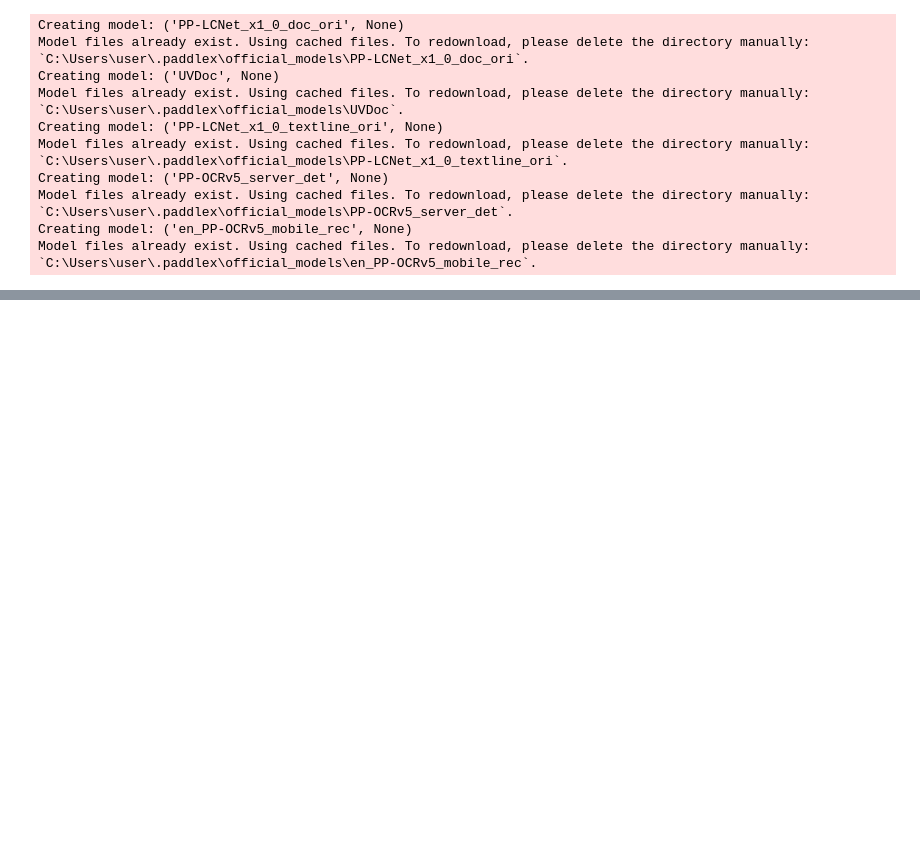
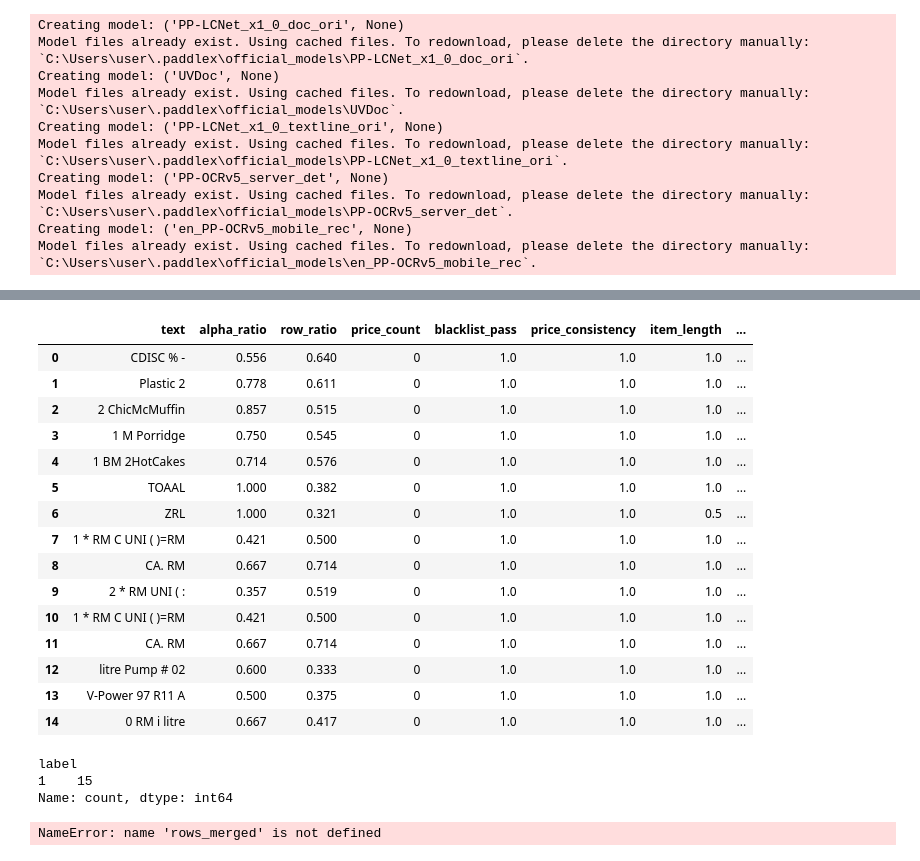
Before and after one commit to ch1ns0n/SROIE-PaddleOCR, a Jupyter notebook: experiment.ipynb, the cells around one changed output, grey strips where cells are left out. Saved outputs shown, nothing was run; the diff lists cells and outputs as text; code cells hidden in the pictures; blank space fills up the shorter version.

```diff
--- a/experiment.ipynb
+++ b/experiment.ipynb
@@ -705,7 +692,7 @@ def process_receipt(img_path):
     try:
         # Gunakan method .predict() sesuai saran warning, atau tetap .ocr()
         # PaddleOCR wrapper biasanya tetap mensupport .ocr()
-        result = ocr.ocr(img_path)
+        result = ocr.predict(img_path)
 
         raw_items = []
         if result is None or len(result) == 0:
@@ -898,0 +843,60 @@ df_final
+# %%
+def assign_label(conf):
+    if conf >= 0.85:
+        return 1        # ITEM
+    elif conf <= 0.25:
+        return 0        # NON-ITEM
+    else:
+        return -1
+# %%
+rows = []
+
+for receipt in all_results:   # JSON hasil OCR Anda
+    total_rows = receipt["meta"]["num_items"]
+
+    for item in receipt["items"]:
+        conf = item["confidence"]["score"]
+        label = assign_label(conf)
+
+        if label == -1:
+            continue  # ignore ambiguous rows
+
+        signals = item["confidence"]["signals"]
+
+        rows.append({
+            "text": item["description"],
+            "alpha_ratio": signals["alpha_ratio"],
+            "row_ratio": item["row_ratio"],
+            "price_count": len(extract_prices(item["description"])),
+            "blacklist_pass": signals["blacklist_pass"],
+            "price_consistency": signals["price_consistency"],
+            "item_length": signals["length"],
+            "position_signal": signals["position"],
+            "label": label
+        })
+# %%
+df_signals = pd.DataFrame(rows)
+df_signals
+# %% [output]
+|  | text | alpha_ratio | row_ratio | price_count | blacklist_pass | price_consistency | item_length | ... |
+| 0 | CDISC % - | 0.556 | 0.640 | 0 | 1.0 | 1.0 | 1.0 | ... |
+| 1 | Plastic 2 | 0.778 | 0.611 | 0 | 1.0 | 1.0 | 1.0 | ... |
+| 2 | 2 ChicMcMuffin | 0.857 | 0.515 | 0 | 1.0 | 1.0 | 1.0 | ... |
+| 3 | 1 M Porridge | 0.750 | 0.545 | 0 | 1.0 | 1.0 | 1.0 | ... |
+| 4 | 1 BM 2HotCakes | 0.714 | 0.576 | 0 | 1.0 | 1.0 | 1.0 | ... |
+| 5 | TOAAL | 1.000 | 0.382 | 0 | 1.0 | 1.0 | 1.0 | ... |
+| 6 | ZRL | 1.000 | 0.321 | 0 | 1.0 | 1.0 | 0.5 | ... |
+| 7 | 1 * RM C UNI ( )=RM | 0.421 | 0.500 | 0 | 1.0 | 1.0 | 1.0 | ... |
+| 8 | CA. RM | 0.667 | 0.714 | 0 | 1.0 | 1.0 | 1.0 | ... |
+| 9 | 2 * RM UNI ( : | 0.357 | 0.519 | 0 | 1.0 | 1.0 | 1.0 | ... |
+| 10 | 1 * RM C UNI ( )=RM | 0.421 | 0.500 | 0 | 1.0 | 1.0 | 1.0 | ... |
+| 11 | CA. RM | 0.667 | 0.714 | 0 | 1.0 | 1.0 | 1.0 | ... |
+| 12 | litre Pump # 02 | 0.600 | 0.333 | 0 | 1.0 | 1.0 | 1.0 | ... |
+| 13 | V-Power 97 R11 A | 0.500 | 0.375 | 0 | 1.0 | 1.0 | 1.0 | ... |
+| 14 | 0 RM i litre | 0.667 | 0.417 | 0 | 1.0 | 1.0 | 1.0 | ... |
+# %%
+df_signals.value_counts("label")
+# %% [output]
+label
+1    15
+Name: count, dtype: int64
@@ -898,0 +961,13 @@ df_final
+# %%
+all_rows_for_labeling = []
+
+for img_path in image_files[:50]:  # cukup 30–50 receipt
+    result = ocr.predict(img_path)
+    # ... parsing OCR → raw_items → rows_merged
+
+    all_rows_for_labeling.append({
+        "image_id": os.path.basename(img_path),
+        "rows": rows_merged
+    })
+# %% [output]
+NameError: name 'rows_merged' is not defined
```
Also changed, not shown: parts of 39 cells of this notebook, 5 other files.
